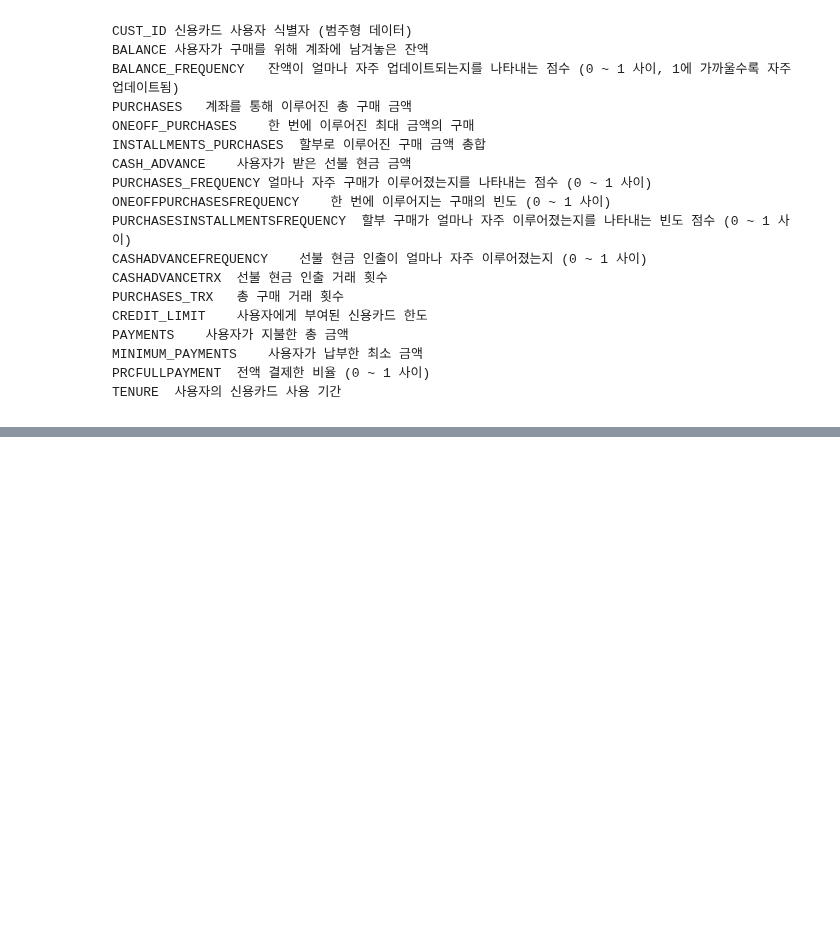
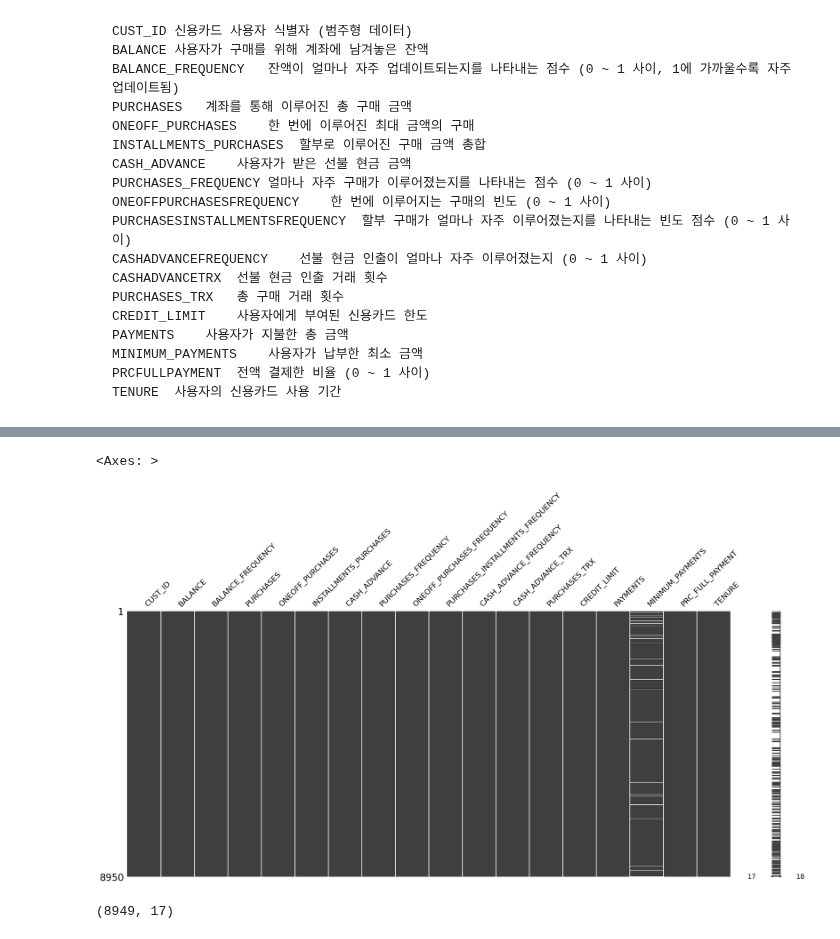
Before and after one commit to pia222sk20/python, a Jupyter notebook: pandas-data-analysis/part7/7.7_review3.kmeans.ipynb, the cells around one changed output, grey strips where cells are left out. Cells and saved outputs as stored; diff of their text form; code cells hidden in the pictures; blank space fills up the shorter version.

````diff
--- a/pandas-data-analysis/part7/7.7_review3.kmeans.ipynb
+++ b/pandas-data-analysis/part7/7.7_review3.kmeans.ipynb
@@ -28,3 +28,6 @@ TENURE	사용자의 신용카드 사용 기간
 ```
 # %%
 # 카드사 고객 분석
+import pandas as pd
+df = pd.read_csv('CC-GENERAL.csv')
+df.head()
@@ -30,0 +63,18 @@ TENURE	사용자의 신용카드 사용 기간
+# %%
+import missingno as msno
+msno.matrix(df)
+# %% [output]
+<Axes: >
+[figure, added]
+# %%
+credit_df = df.copy()
+credit_df = credit_df.drop(columns=['CUST_ID'])
+# credit_df = credit_df[~credit_df.CREDIT_LIMIT.isna()]
+credit_df = credit_df.dropna(subset = ['CREDIT_LIMIT'])
+credit_df.MINIMUM_PAYMENTS = credit_df.MINIMUM_PAYMENTS.fillna(   credit_df.MINIMUM_PAYMENTS.mean() )
+
+# from sklearn.impute import SimpleImputer
+# imputer = SimpleImputer(strategy='mean')
+# imputer.fit_transform(credit_df)
+# %% [output]
+(8949, 17)
````
Also changed, not shown: parts of 6 cells of this notebook.
